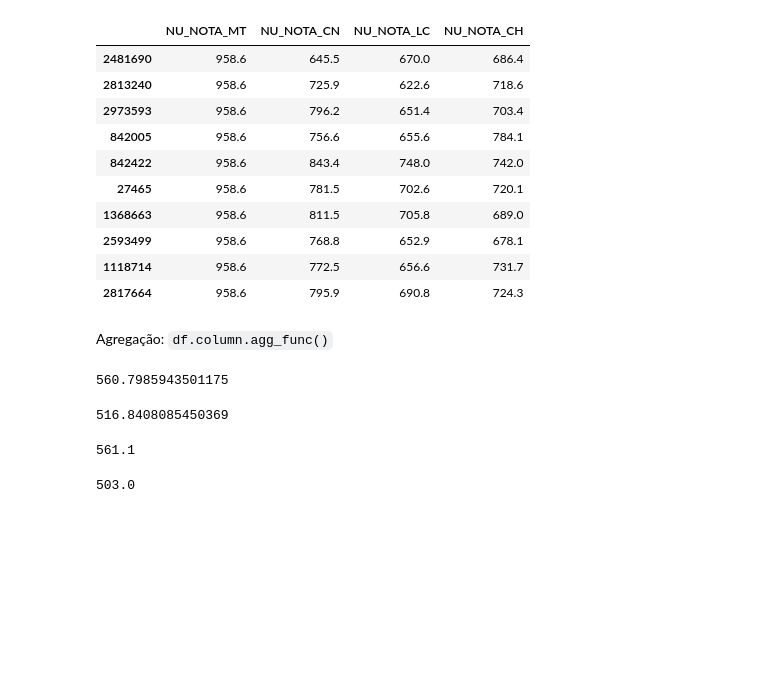
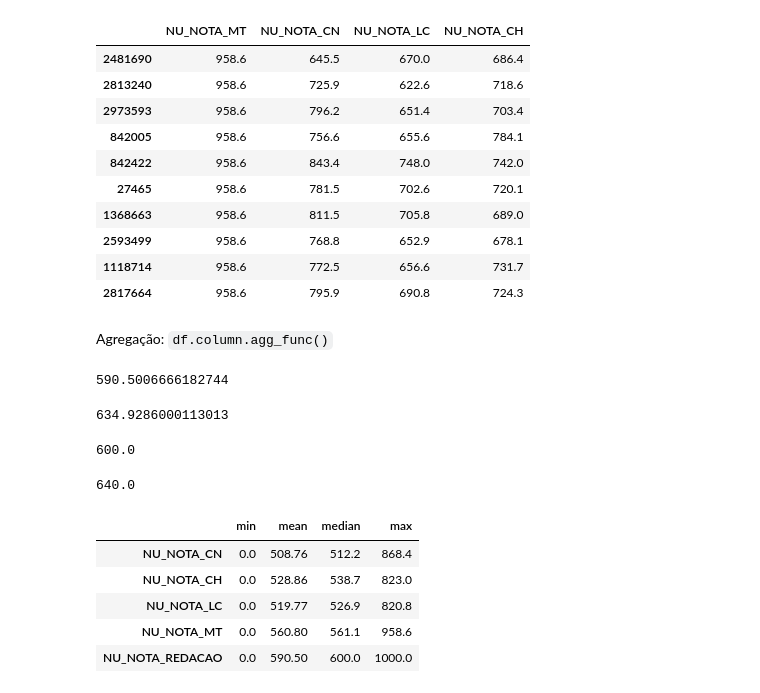
Before and after one commit to Rmcstt/Bootcamp-Data-Analytics, a Jupyter notebook: aula05.ipynb, the cells around one changed output. Drawn from its saved outputs; the diff is of its cells as text; code cells hidden in the pictures; blank space fills up the shorter version.

```diff
--- a/aula05.ipynb
+++ b/aula05.ipynb
@@ -1118,21 +1118,30 @@ Agregação:
 `df.column.agg_func()`
 # %%
 # media masculina
-subset_tp_sexo_m.NU_NOTA_MT.mean()
+subset_tp_sexo_m.NU_NOTA_REDACAO.mean()
 # %% [output]
-560.7985943501175
+590.5006666182744
 # %%
 # media feminina
-subset_tp_sexo_f.NU_NOTA_MT.mean()
+subset_tp_sexo_f.NU_NOTA_REDACAO.mean()
 # %% [output]
-516.8408085450369
+634.9286000113013
 # %%
 # mediana masculina
-subset_tp_sexo_m.NU_NOTA_MT.median()
+subset_tp_sexo_m.NU_NOTA_REDACAO.median()
 # %% [output]
-561.1
+600.0
 # %%
 # mefiana feminina
-subset_tp_sexo_f.NU_NOTA_MT.median()
+subset_tp_sexo_f.NU_NOTA_REDACAO.median()
 # %% [output]
-503.0
+640.0
+# %%
+subset_tp_sexo_m[provas].select_dtypes(include=[np.number]).agg(['min', 'mean', 'median', 'max']).round(2).T
+# %% [output]
+|  | min | mean | median | max |
+| NU_NOTA_CN | 0.0 | 508.76 | 512.2 | 868.4 |
+| NU_NOTA_CH | 0.0 | 528.86 | 538.7 | 823.0 |
+| NU_NOTA_LC | 0.0 | 519.77 | 526.9 | 820.8 |
+| NU_NOTA_MT | 0.0 | 560.80 | 561.1 | 958.6 |
+| NU_NOTA_REDACAO | 0.0 | 590.50 | 600.0 | 1000.0 |
```
Also changed, not shown: parts of 14 cells of this notebook.
